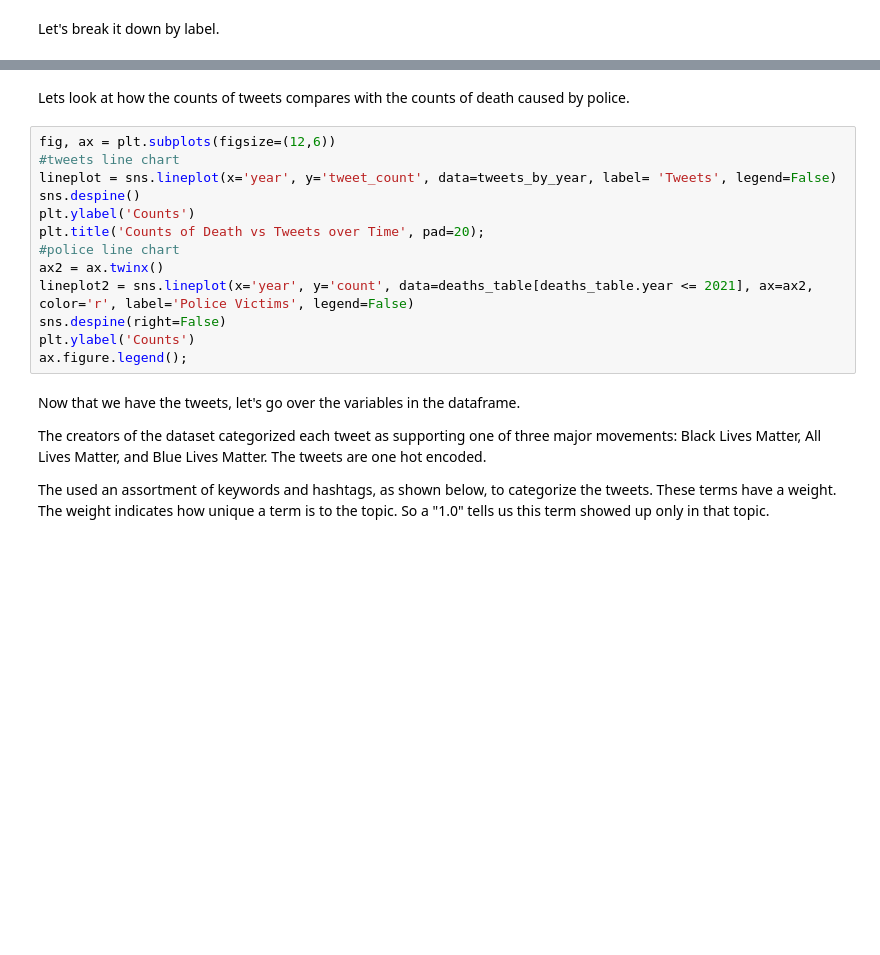
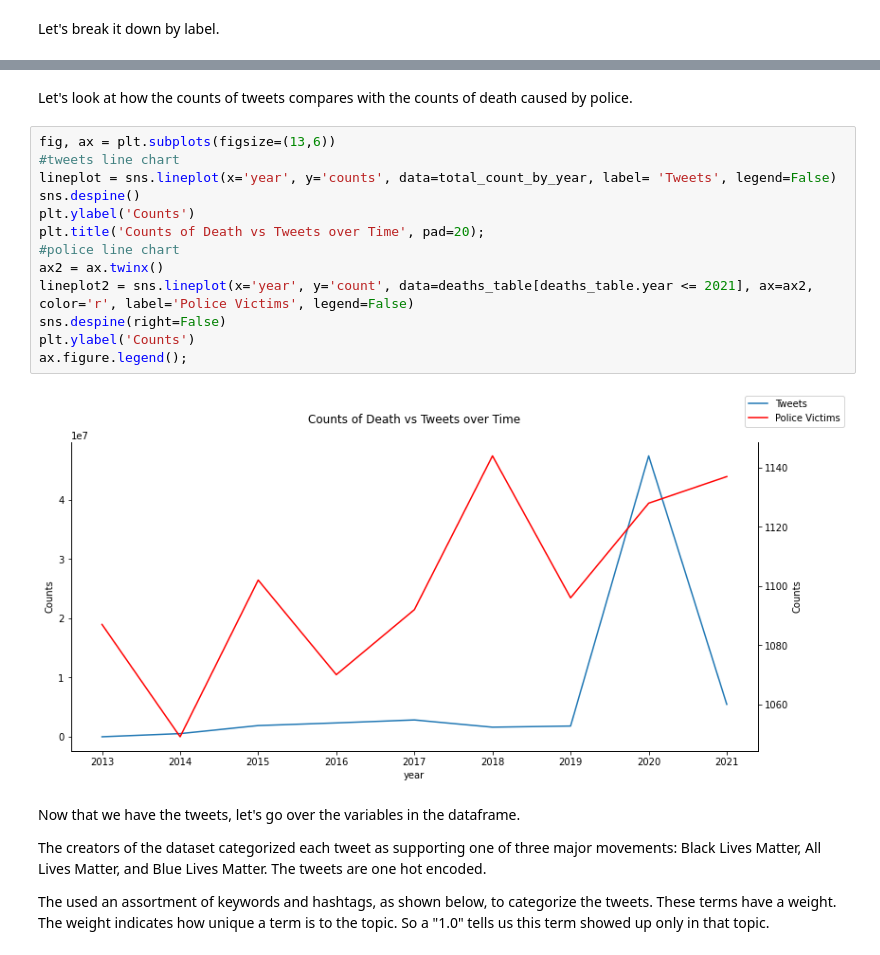
Before and after one commit to dowoma/DDS_BLM, a Jupyter notebook: data_cleaning_eda.ipynb, the cells around one changed output, grey strips where cells are left out. Saved outputs shown, nothing was run; the diff lists cells and outputs as text; blank space fills up the shorter version.

```diff
--- a/data_cleaning_eda.ipynb
+++ b/data_cleaning_eda.ipynb
@@ -865,18 +1069,20 @@ label_year.plot(figsize=(15,10), title='Total Tweets Over Time, by Label', ylabe
 # %% [markdown]
-Lets look at how the counts of tweets compares with the counts of death caused by police.
+Let's look at how the counts of tweets compares with the counts of death caused by police.
 # %%
-fig, ax = plt.subplots(figsize=(12,6))
+fig, ax = plt.subplots(figsize=(13,6))
 #tweets line chart
-lineplot = sns.lineplot(x='year', y='tweet_count', data=tweets_by_year, label= 'Tweets', legend=False)
+lineplot = sns.lineplot(x='year', y='counts', data=total_count_by_year, label= 'Tweets', legend=False)
 sns.despine()
 plt.ylabel('Counts')
 plt.title('Counts of Death vs Tweets over Time', pad=20);
 #police line chart
 ax2 = ax.twinx()
 lineplot2 = sns.lineplot(x='year', y='count', data=deaths_table[deaths_table.year <= 2021], ax=ax2, color='r', label='Police Victims', legend=False)
 sns.despine(right=False)
 plt.ylabel('Counts')
 ax.figure.legend();
+# %% [output]
+[figure, added]
 # %% [markdown]
 Now that we have the tweets, let's go over the variables in the dataframe.
 
```
Also changed, not shown: parts of 55 cells of this notebook.
